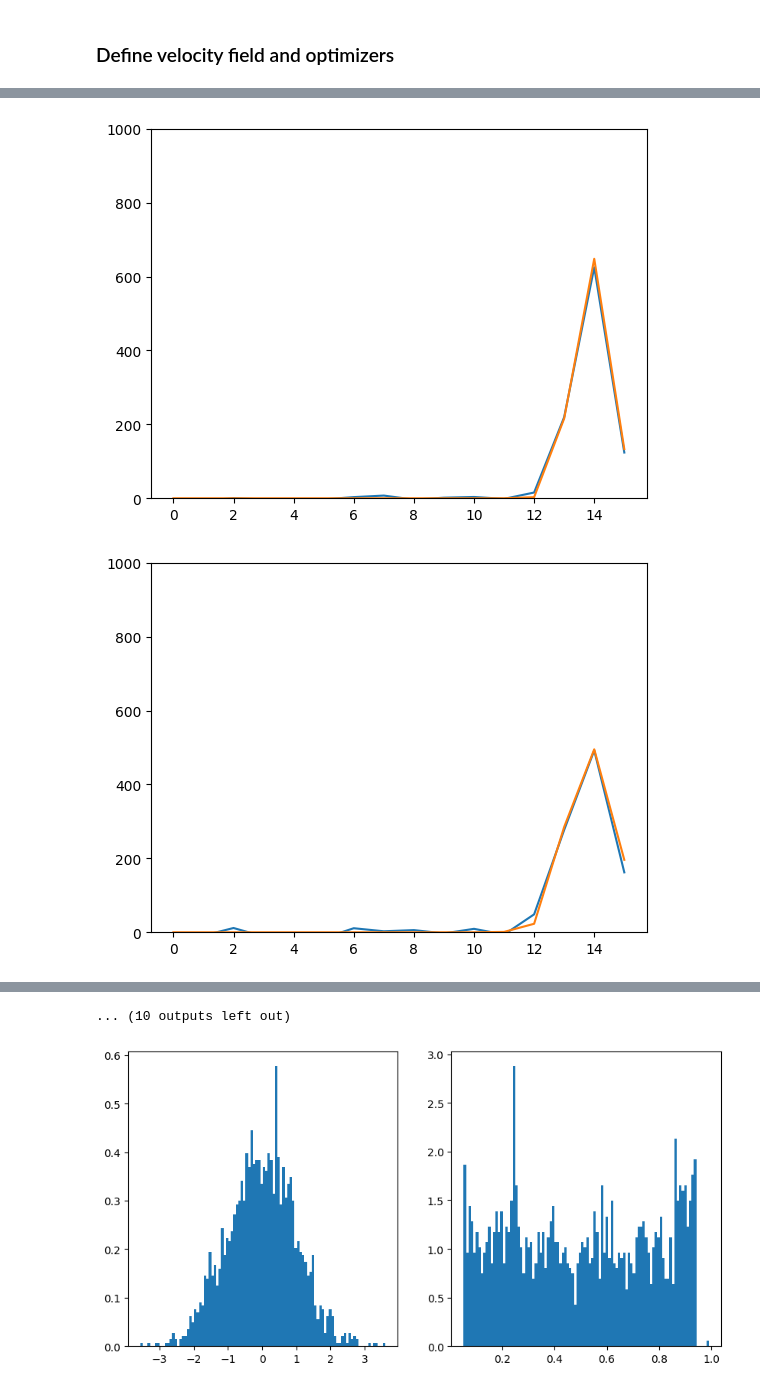
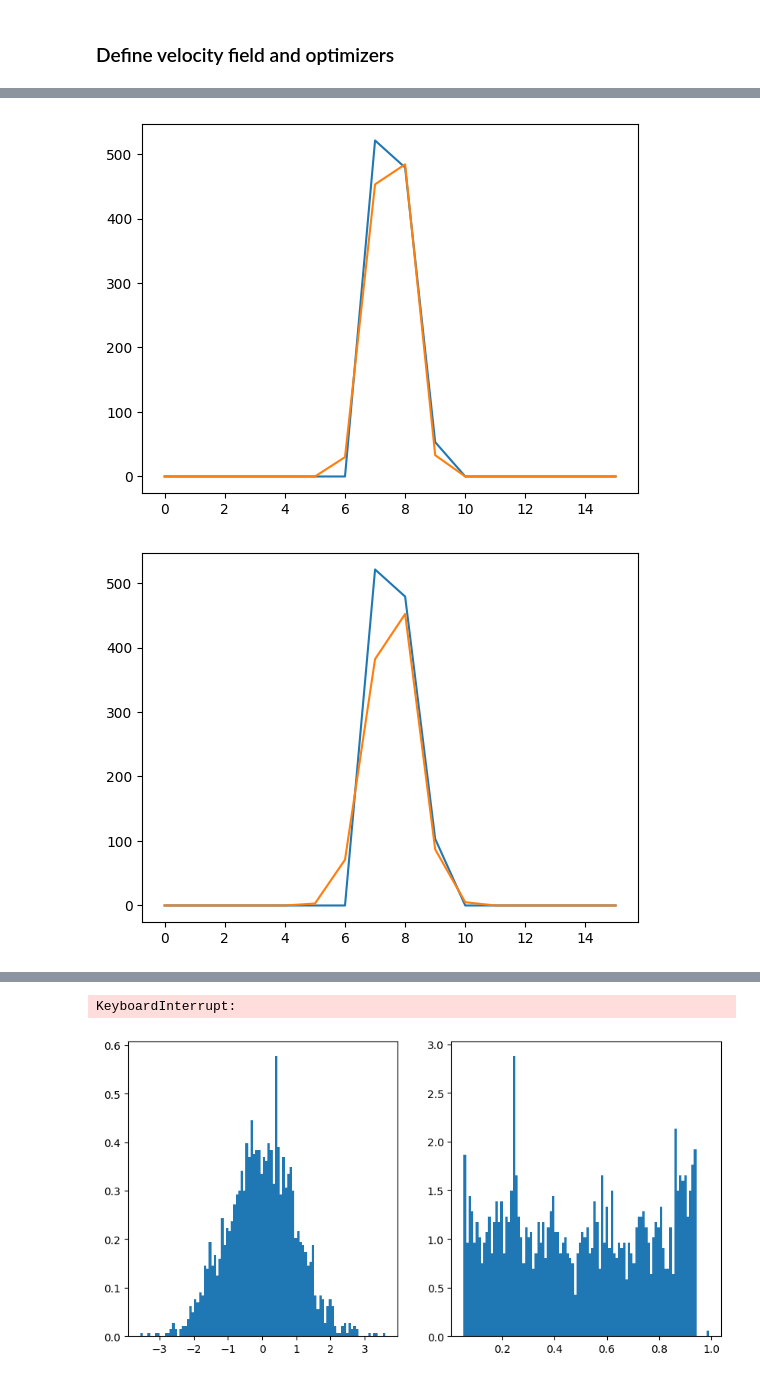
Before and after one commit to joaovaleriano/stochastic-interpolants, a Jupyter notebook: notebooks/diffusion_1D.ipynb, the cells around one changed output, grey strips where cells are left out. Cells and saved outputs as stored; diff of their text form; code cells hidden in the pictures.

```diff
--- a/notebooks/diffusion_1D.ipynb
+++ b/notebooks/diffusion_1D.ipynb
@@ -402,7 +388,7 @@ loss_fn_s = stochastic_interpolant.make_loss(method='shared', interpolant = inte
 ### Define velocity field and optimizers
 # %%
 ndim = 16
-base_lr      = 2e-3
+base_lr      = 1e-2
 hidden_sizes = [16, 16]
 in_size      = (ndim+1)
 out_size     = (ndim)
@@ -422,7 +408,7 @@ sched_s = torch.optim.lr_scheduler.StepLR(optimizer=opt_s, step_size=1500, gamma
 eps          = torch.tensor(0.5)
 N_era        = 14
 N_epoch      = 500
-plot_bs      = 5000  # number of samples to use when plotting
+plot_bs      = 1000  # number of samples to use when plotting
 bs           = 2000    # number of samples from rho_0 in batch
 metrics_freq = 50    # how often to log metrics, e.g. if logp is not super cheap don't do it everytime
 plot_freq    = 500   # how often to plot
@@ -488,6 +466,6 @@ LOSS, GRAD: tensor(-460912.1250) tensor([29.3205]) tensor([502173.6250])
 # %%
-samp = gen_samples(0.9, 1e-3, 1e-4, 16, 2, 1000)[0]
-samp2 = gen_samples(0.9, 1e-3, 1e-4, 16, 200, 1000)[0]
+samp = gen_samples(0.5, 1e-3, 1e-4, 16, 2, 1000)[0]
+samp2 = gen_samples(0.5, 1e-3, 1e-4, 16, 200, 1000)[0]
 plt.plot(samp.detach().squeeze().cpu())
 plt.plot(samp2[0].squeeze().cpu())
 plt.ylim(0, 1000)
@@ -498,7 +476,7 @@ for i in range(20):
         samp = rollout(samp, b, s, interpolant, n_save, n_step, eps, bs)[1]
     plt.plot(samp.detach().squeeze().cpu())
     plt.plot(samp2[10*(i+1)].cpu())
-    plt.ylim(0, 1000)
+    # plt.ylim(0, 1000)
     plt.show()
 
 # # rollout(, b, s, interpolant, n_save, n_step, eps, bs)[1]
@@ -507,2 +485,2 @@ for i in range(20):
-[figure, old version]
+[figure, new version]
-[figure, old version]
+[figure, new version]
@@ -518,4 +487,4 @@ for i in range(20):
-... (10 outputs left out)
+KeyboardInterrupt:
 # %%
 x0_tests, xf_sde, xf_pflow, logpx_pflow = compute_likelihoods2(b, s, interpolant, n_save, n_step, eps, bs)
 # %%
```
Also changed, not shown: parts of 9 cells of this notebook, 1 other file.
